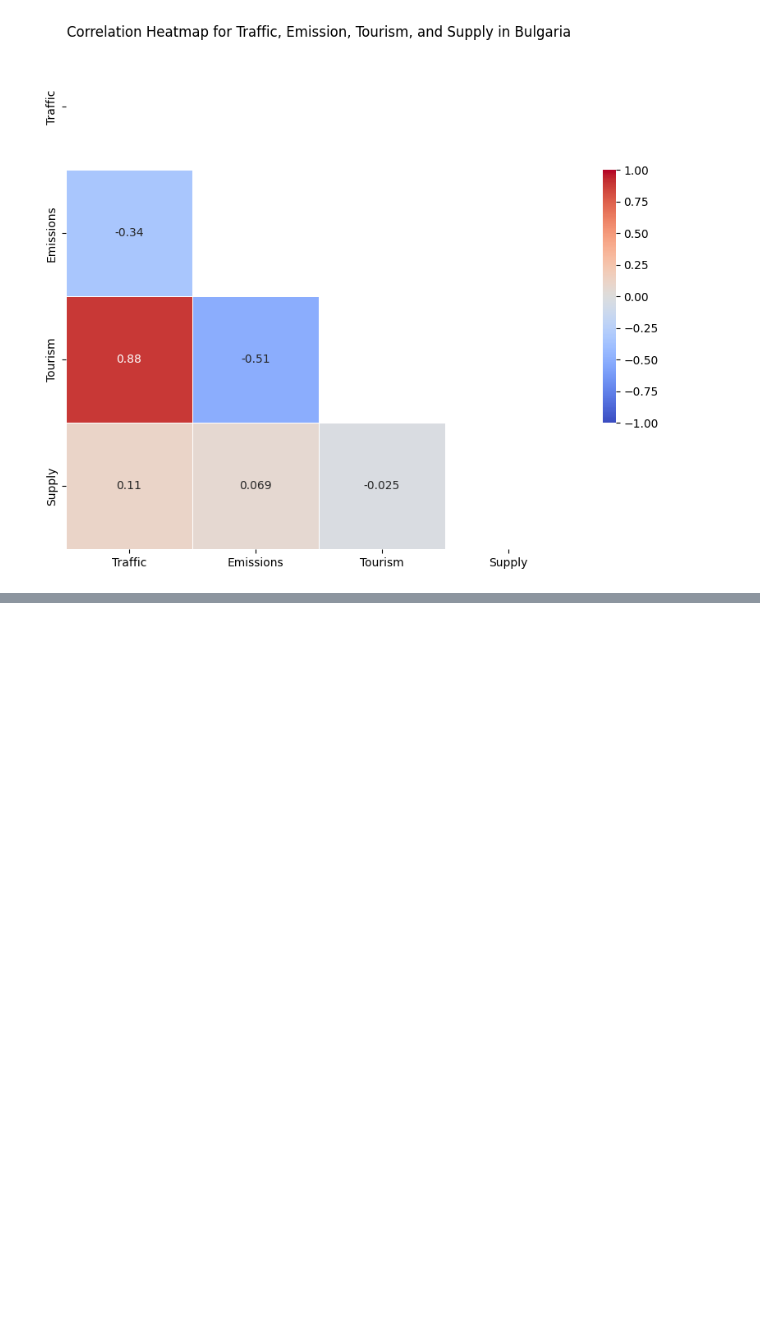
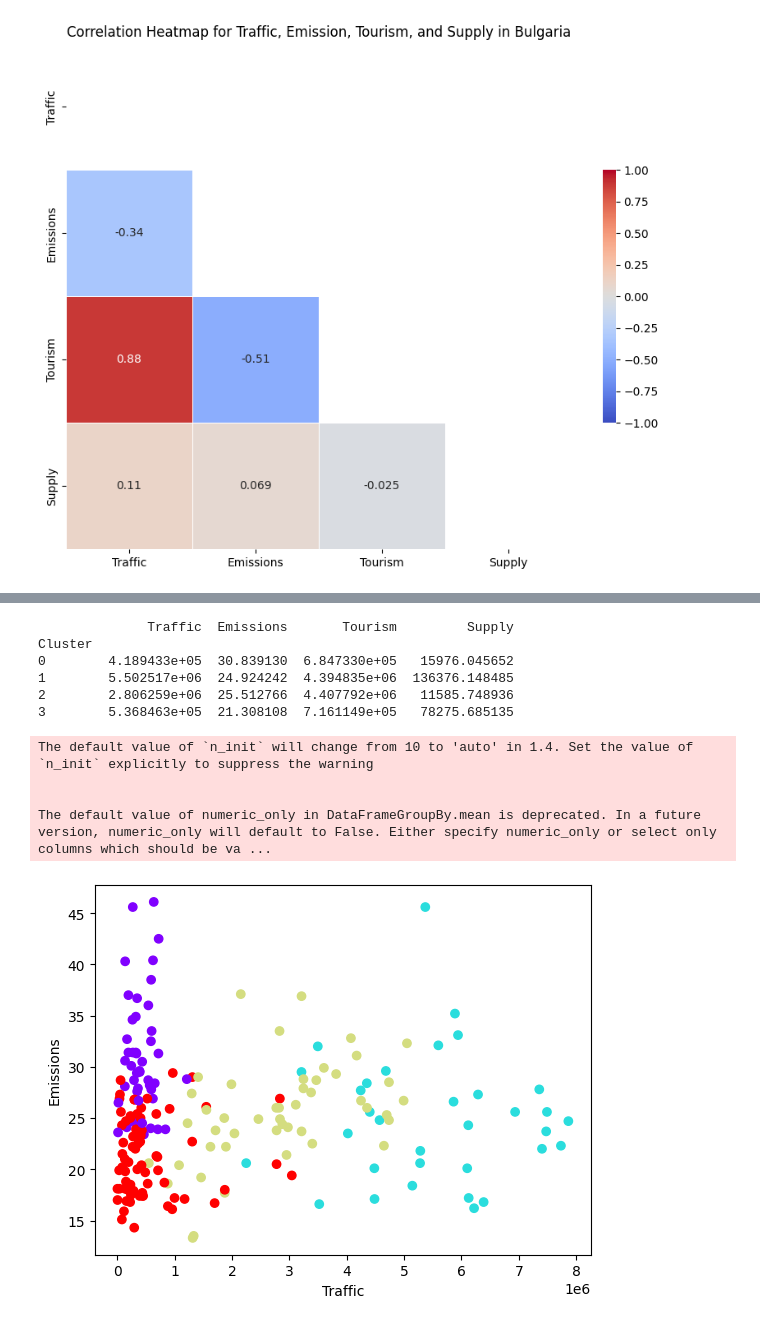
Before and after one commit to jimvanoosten/TIL6022_Group31, a Jupyter notebook: Gijs_TIL_notebook.ipynb, the cells around one changed output, grey strips where cells are left out. Drawn from its saved outputs; the diff is of its cells as text; code cells hidden in the pictures; blank space fills up the shorter version.

```diff
--- a/Gijs_TIL_notebook.ipynb
+++ b/Gijs_TIL_notebook.ipynb
@@ -389,0 +547,26 @@ plt.show()
+# %%
+# k = 4 is determined from elbow point above
+k = 4
+kmeans = KMeans(n_clusters=k, random_state=42)
+clusters = kmeans.fit_predict(scaled_data)
+merged_data['Cluster'] = clusters
+cluster_analysis = merged_data.groupby('Cluster').mean()
+print(cluster_analysis)
+
+
+plt.scatter(merged_data['Traffic'], merged_data['Emissions'], c=merged_data['Cluster'], cmap='rainbow')
+plt.xlabel('Traffic')
+plt.ylabel('Emissions')
+plt.show()
+# %% [output]
+              Traffic  Emissions       Tourism         Supply
+Cluster
+0        4.189433e+05  30.839130  6.847330e+05   15976.045652
+1        5.502517e+06  24.924242  4.394835e+06  136376.148485
+2        2.806259e+06  25.512766  4.407792e+06   11585.748936
+3        5.368463e+05  21.308108  7.161149e+05   78275.685135
+The default value of `n_init` will change from 10 to 'auto' in 1.4. Set the value of `n_init` explicitly to suppress the warning
+
+
+The default value of numeric_only in DataFrameGroupBy.mean is deprecated. In a future version, numeric_only will default to False. Either specify numeric_only or select only columns which should be va ...
+[figure, added]
```
Also changed, not shown: parts of 4 cells of this notebook.
